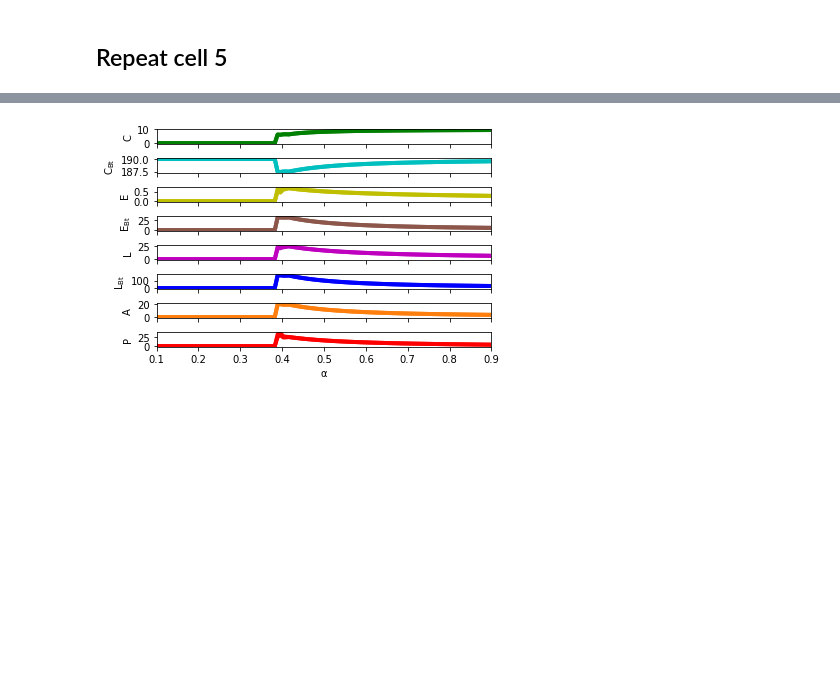
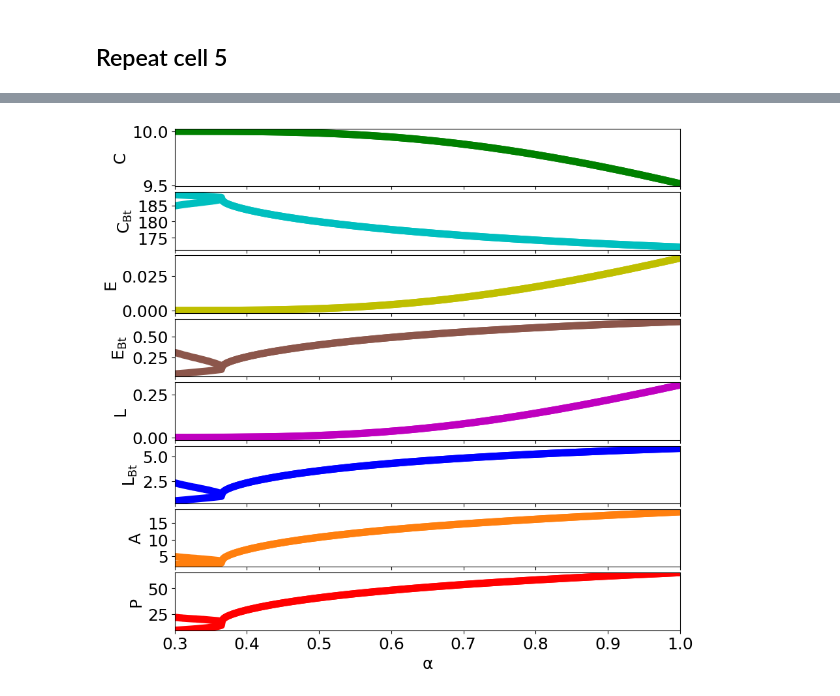
Before and after one commit to Tungdil01/Spodoptera, a Jupyter notebook: spodoptera.ipynb, the cells around one changed output, grey strips where cells are left out. Drawn from its saved outputs; the diff is of its cells as text; code cells hidden in the pictures; blank space fills up the shorter version.

```diff
--- a/spodoptera.ipynb
+++ b/spodoptera.ipynb
@@ -16,10 +16,10 @@ import seaborn as sns # colourful plot
 # %%
 seed = 1234
 method = "Radau"
-tmax = 900 # 5000 for the numerical continuation, 900 for the time series
+tmax = 300 # 5000 for the numerical continuation, 300 for the time series
 step = tmax*10
 time_list = np.linspace(0, tmax, step)
-num_of_points = 120
+num_of_points = 500 #
 # %% [markdown]
 # Parameter values
 # %%
@@ -151,9 +160,9 @@ days_to_forecast = 0
 # %% [markdown]
 # Initial conditions
 # %%
-y0 = np.array([10, 150, 0, 0, 0, 0, 5, 0]) # C, CBt, E, EBt, L, LBt, A, P
+y0 = np.array([1, 1, 0, 0, 0, 0, 1, P0]) # C, CBt, E, EBt, L, LBt, A, P
 
-solution_ODE_structured_parasitism = structured_parasitism_ode_solver(y0,(t0, tf + days_to_forecast),time_list,r=r,K=K,aL=aL,hL=hL,KBt=KBt,mBt=mBt,f=f,nE=nE,aP=aP,alpha=alpha,mP=mP,cL=cL,qL=qL,nL=nL,mA=mA)
+solution_ODE_structured_parasitism = structured_parasitism_ode_solver(y0,(t0, tf + days_to_forecast),time_list,r=r,K=K,KBt=KBt,nE=nE,sL=sL,aP=aP,alpha=alpha,hP=hP,qL=qL,nL=nL,mBt=mBt,bA=bA,mA=mA,mP=mP,bL=bL,bP=bP)
 t_computed_structured_parasitism, y_computed_structured_parasitism = solution_ODE_structured_parasitism.t, solution_ODE_structured_parasitism.y
 C,CBt,E,EBt,L,LBt,A,P = y_computed_structured_parasitism
 # %%
@@ -428,8 +442,7 @@ ax = plt.subplot(111)
 step_to_plot = 12
 valid_time_lists_to_plot_sigma = valid_time_lists[::step_to_plot]
 
-#colors = sns.color_palette("coolwarm",16)
-colors =  plt.cm.tab20( (4./3*np.arange(20*3/4)).astype(int) )
+colors =  plt.cm.tab20( (3./3*np.arange(24*3/4)).astype(int) )
 ax.set_prop_cycle('color', colors)
 
 df_sigmai[::step_to_plot].plot.bar(x='time_list', rot=90, width=0.9, figsize=(40, 18), stacked=True, ax=ax, color=colors)
@@ -441,9 +454,9 @@ plt.xticks(fontsize=80)
 plt.yticks(fontsize=80)
 
 plt.ylim([0, 1])
-ax.legend(loc='center left', bbox_to_anchor=(1, 0.5), ncol=1, fancybox=True, shadow=True, fontsize=50)
+ax.legend(loc='center left', bbox_to_anchor=(1, 0.3), ncol=1, fancybox=True, shadow=True, fontsize=46)
 
 plt.tight_layout()
-plt.savefig("img/SA_structured_parasitism_sigma.png", format='png', bbox_inches = 'tight', dpi=50)
+plt.savefig("img/all_mixed_SA_structured_parasitism_sigma.png", format='png', bbox_inches = 'tight', dpi=50)
 plt.show()
 # %% [output]
@@ -882,6 +916,10 @@ def run_continuation_analysis(
             )
             if np.isnan(output_variable_last_results[-1]):
                 continue
+#            print("antes: ",output_variable_last_results[-1])
+            if output_variable_last_results[-1]<0:
+                continue
+#            print("depois: ",output_variable_last_results[-1])
             output_index += 1
 
     return continuation_parameter_values_dict, output_variables_dict
@@ -889,76 +927,87 @@ def run_continuation_analysis(
 fixed_parameters = {
     "r": r,
     "K": K,
+    "KBt": KBt,
     "aL": aL,
     "hL": hL,
-    "KBt": KBt,
-    "f": f,
+    "sL": sL,
     "nE": nE,
     "aP": aP,
 #    "alpha": alpha,
-    "cL": cL,
+    "hP": hP,
     "qL": qL,
     "nL": nL,
     "mBt": mBt,
+    "bA": bA,
     "mA": mA,
     "mP": mP,
+    "bL": bL,
+    "bP": bP,
 }
 
 
-alpha_min = 0.1
-alpha_max = 0.9
+alpha_min = 0.3
+alpha_max = 1.0
 alpha_points = np.linspace(alpha_min, alpha_max, num_of_points)
 parameter_to_continuation = {"alpha": alpha_points}
 
 alpha_values, y_last_results = run_continuation_analysis(
     ode_solver_wrapper=structured_parasitism_ode_solver,
     continuation_variable_name="alpha",
     parameter_span=(alpha_min, alpha_max),
     parameter_num_of_points=num_of_points,
     fixed_parameters_dict=fixed_parameters,
     initial_conditions=y0,
     output_variable_name_list=["C","$\mathregular{C_{Bt}}$","E","$\mathregular{E_{Bt}}$","L","$\mathregular{L_{Bt}}$","A","P"],
-    num_of_last_outcomes=100,
+    num_of_last_outcomes=1000,
 )
 
 colors_list = ["g","c","y","tab:brown","m","b","tab:orange","r"]
 results_progress_bar = tqdm(y_last_results)
+results_progress_bar.set_description("Plotting results")
 num_of_state_variables = len(y_last_results)
-fig, axs = plt.subplots(num_of_state_variables, sharex=True, gridspec_kw={"hspace": 1})
-index = 0
-for variable_name in results_progress_bar:
-    results_progress_bar.set_description("Plotting results")
+fig, axs = plt.subplots(num_of_state_variables, figsize=(10,10), sharex=True, gridspec_kw={"hspace": 0.1, 'wspace': 0.1}, tight_layout=True, constrained_layout=True)
+for index, variable_name in enumerate(results_progress_bar):
+    results_progress_bar.set_description(f"Plotting results for {variable_name}")
     variable_result = np.array(y_last_results[variable_name])
-    variable_min_values = variable_result[:, 0].astype(np.int)
-    variable_max_values = variable_result[:, 1].astype(np.int)
+    variable_min_values = np.min(variable_result)
+    variable_max_values = np.max(variable_result)
 
     color = colors_list[index]
-    axs[index].plot(
-        alpha_values["alpha"], variable_result, color=color, alpha=1, linewidth=4
+    ax = axs[index]
+    ax.plot(
+        alpha_values["alpha"], variable_result, color=color, linewidth=8, markersize=8
     )
-#    ax.annotate(s=str(variable_name), xy=(.4,.4), fontsize=16)
-    index += 1
+    ax.set(xlabel=r"$\mathregular{\alpha}$", ylabel=f"{variable_name}", xlim=(alpha_min, alpha_max))
 
-for ax, variable_name in zip(axs.flat, y_last_results):
-    ax.set(xlabel=r"$\mathregular{\alpha}$", ylabel=f"{variable_name}", xlim=(alpha_min, alpha_max))
-    ax.plot(linewidth=15, markersize=20)
+    # Fixing y axis scale
+#    set_off_y_axis = 0.5  # increase or decrease according to your needs. Values between 0 and 1.
+#    ax.set_ylim(
+#        [set_off_y_axis * variable_min_values, (1 + set_off_y_axis) * variable_max_values]
+#    )
+
+    ax.ticklabel_format(style='plain',useOffset=False)
     ax.label_outer()
 
 SMALL_SIZE = 8
 MEDIUM_SIZE = 10
-BIGGER_SIZE = 12
+BIGGER_SIZE = 18
 
-plt.rcParams['lines.linewidth'] = MEDIUM_SIZE
-plt.rcParams.update({'font.size': MEDIUM_SIZE})
+plt.rcParams['lines.linewidth'] = BIGGER_SIZE
+plt.rcParams.update({'font.size': BIGGER_SIZE})
+plt.rcParams['figure.constrained_layout.use'] = True
 
-plt.rc('font', size=MEDIUM_SIZE)          # controls default text sizes
-plt.rc('axes', titlesize=MEDIUM_SIZE)     # fontsize of the axes title
-plt.rc('axes', labelsize=MEDIUM_SIZE)    # fontsize of the x and y labels
-plt.rc('xtick', labelsize=MEDIUM_SIZE)    # fontsize of the tick labels
-plt.rc('ytick', labelsize=MEDIUM_SIZE)    # fontsize of the tick labels
-plt.rc('figure', titlesize=MEDIUM_SIZE)  # fontsize of the figure title
+plt.rc('font', size=BIGGER_SIZE)          # controls default text sizes
+plt.rc('axes', titlesize=BIGGER_SIZE)     # fontsize of the axes title
+plt.rc('axes', labelsize=BIGGER_SIZE)    # fontsize of the x and y labels
+plt.rc('xtick', labelsize=BIGGER_SIZE)    # fontsize of the tick labels
+plt.rc('ytick', labelsize=BIGGER_SIZE)    # fontsize of the tick labels
+plt.rc('figure', titlesize=BIGGER_SIZE)  # fontsize of the figure title
 
-plt.tight_layout()
-plt.savefig("img/continuation_alpha.png", format='png', bbox_inches = "tight", dpi=300)
+plt.margins(x=0, y=0)
+plt.subplots_adjust(hspace=0,wspace=0)
+plt.tight_layout(pad=0)
+plt.savefig("img/all_mixed_continuation_alpha.png", format='png', bbox_inches = "tight", dpi=300)
+plt.show()
 # %% [output]
-[figure, old version]
+[figure, new version]
```
Also changed, not shown: parts of 25 cells of this notebook, 15 other files.
